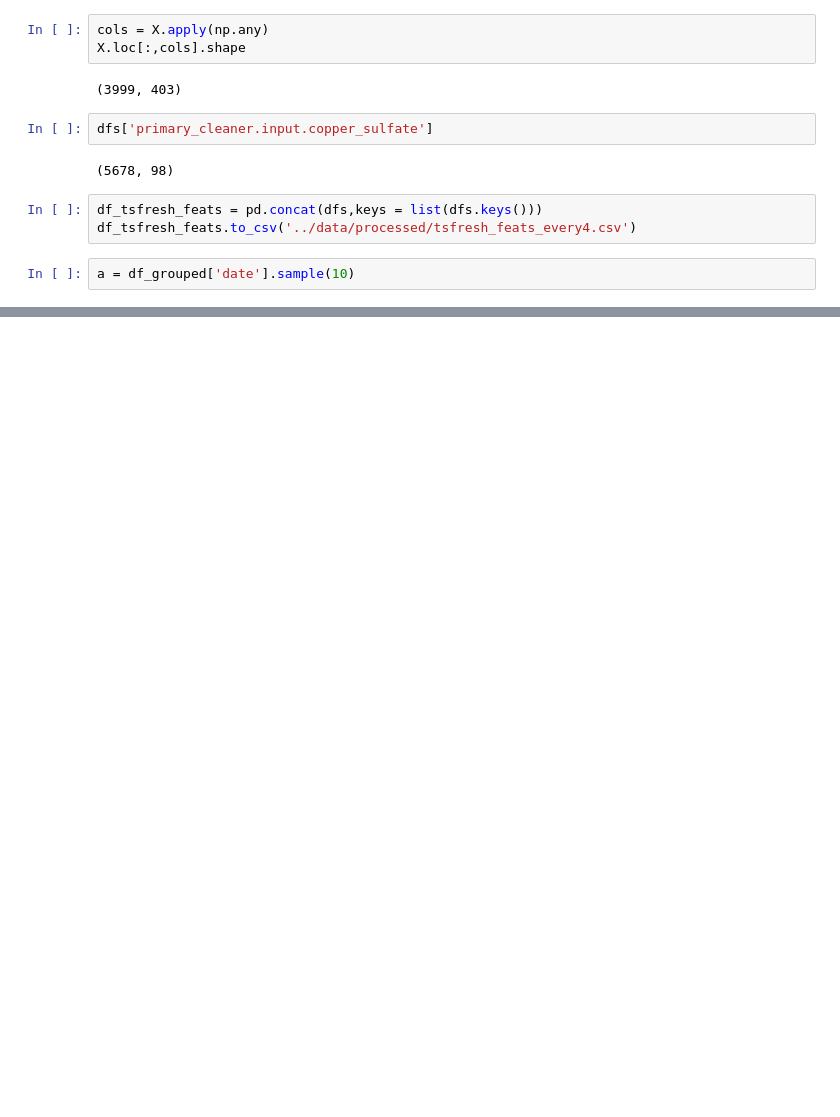
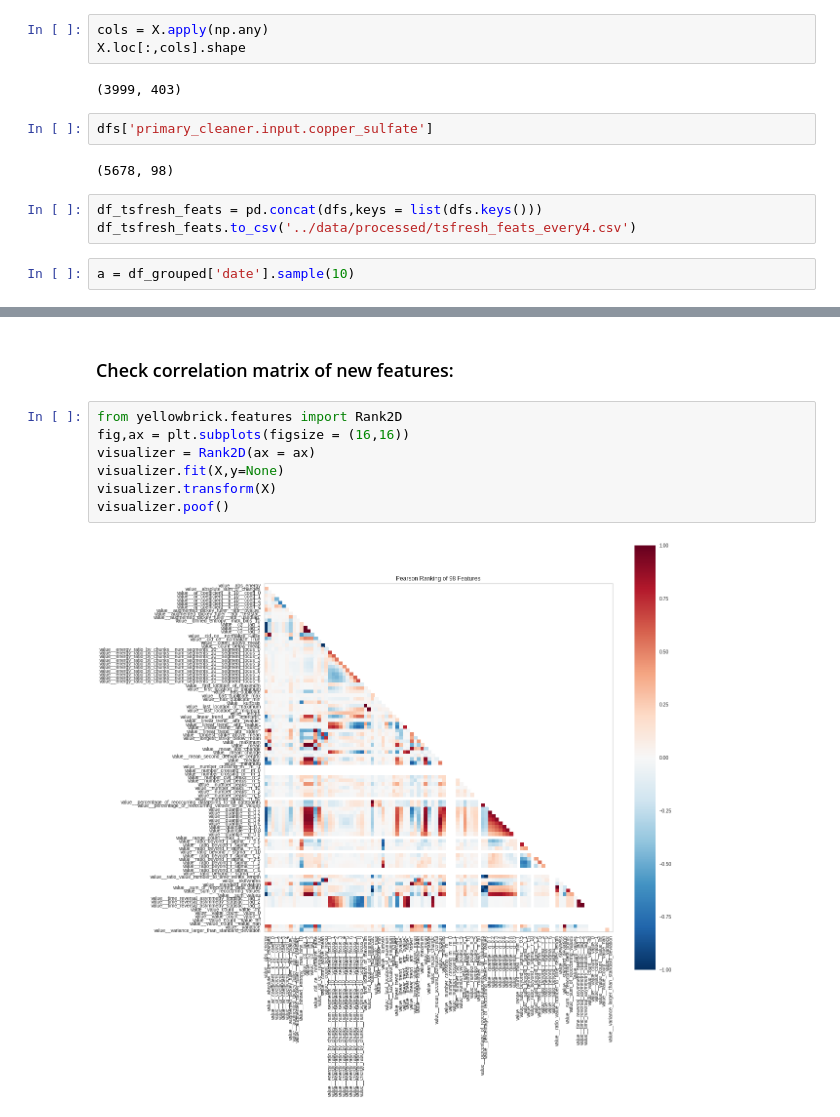
Before and after one commit to AntonBiryukovUofC/unearthed-zinc, a Jupyter notebook: notebooks/build_features_test.ipynb, the cells around one changed output, grey strips where cells are left out. Drawn from its saved outputs; the diff is of its cells as text; blank space fills up the shorter version.

```diff
--- a/notebooks/build_features_test.ipynb
+++ b/notebooks/build_features_test.ipynb
@@ -181,0 +180,11 @@ Name: date, dtype: int64
+# %% [markdown]
+### Check correlation matrix of new features:
+# %%
+from yellowbrick.features import Rank2D
+fig,ax = plt.subplots(figsize = (16,16))
+visualizer = Rank2D(ax = ax)
+visualizer.fit(X,y=None)
+visualizer.transform(X)
+visualizer.poof()
+# %% [output]
+[figure, added]
```
Also changed, not shown: parts of 2 cells of this notebook, 4 other files.
